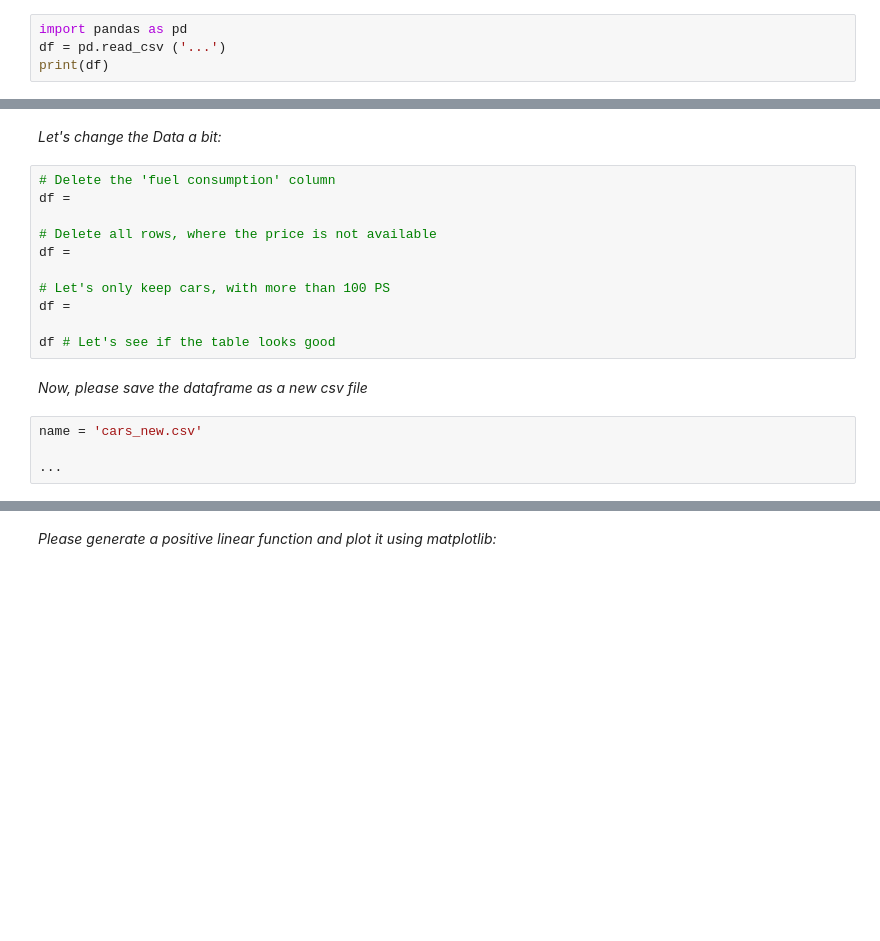
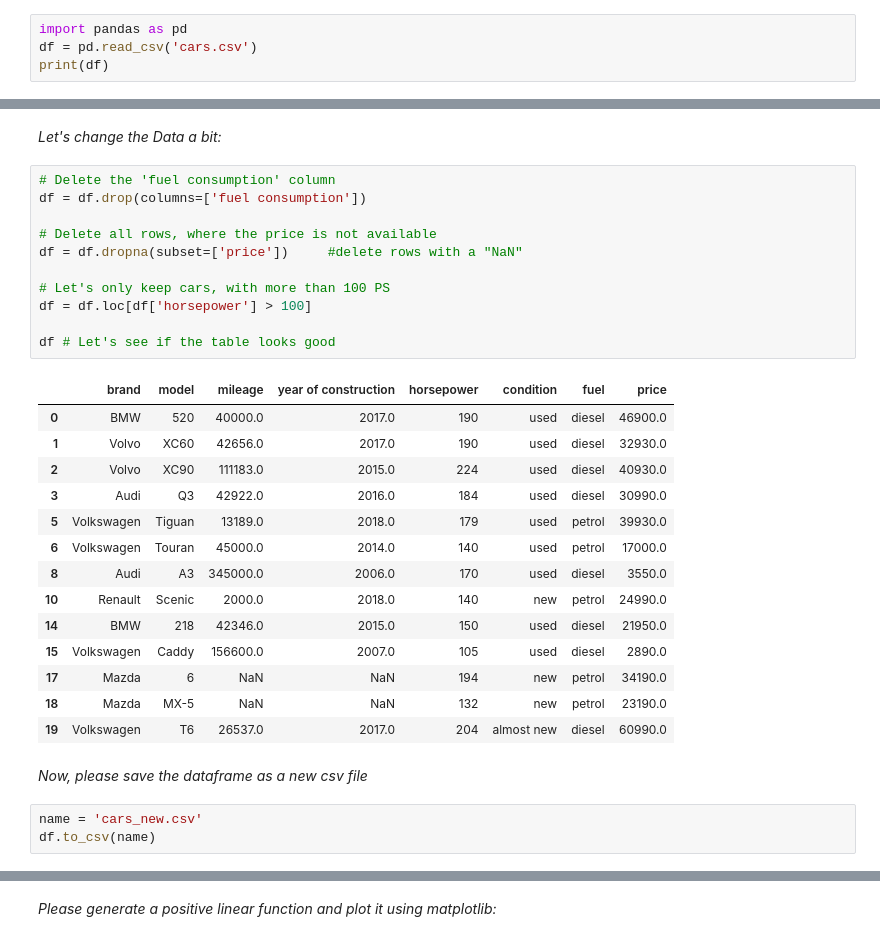
Before and after one commit to AnesCajic/Data-Science-for-Customer-Insight, a Jupyter notebook: Data_Science_for_Customer_Insights_Python_Introduction_Course.ipynb, the cells around one changed output, grey strips where cells are left out. Saved outputs shown, nothing was run; the diff lists cells and outputs as text; blank space fills up the shorter version.

```diff
--- a/Data_Science_for_Customer_Insights_Python_Introduction_Course.ipynb
+++ b/Data_Science_for_Customer_Insights_Python_Introduction_Course.ipynb
@@ -748,5 +748,5 @@ You can read existing tables with pandas, to work with them in Python. The most
 *Please download the following file (https://drive.google.com/file/d/1rabckY6MNXi3kGEDJ2KIXGB1rsmdwbEr/view?usp=sharing), upload it to your Colab environment and change the path to read it:*
 # %%
 import pandas as pd
-df = pd.read_csv ('...')
+df = pd.read_csv('cars.csv')
 print(df)
@@ -754,21 +772,35 @@ print(df)
 *Let's change the Data a bit:*
 # %%
 # Delete the 'fuel consumption' column
-df =
+df = df.drop(columns=['fuel consumption'])
 
 # Delete all rows, where the price is not available
-df =
+df = df.dropna(subset=['price'])     #delete rows with a "NaN"
 
 # Let's only keep cars, with more than 100 PS
-df =
+df = df.loc[df['horsepower'] > 100]
 
 df # Let's see if the table looks good
+# %% [output]
+|  | brand | model | mileage | year of construction | horsepower | condition | fuel | price |
+| 0 | BMW | 520 | 40000.0 | 2017.0 | 190 | used | diesel | 46900.0 |
+| 1 | Volvo | XC60 | 42656.0 | 2017.0 | 190 | used | diesel | 32930.0 |
+| 2 | Volvo | XC90 | 111183.0 | 2015.0 | 224 | used | diesel | 40930.0 |
+| 3 | Audi | Q3 | 42922.0 | 2016.0 | 184 | used | diesel | 30990.0 |
+| 5 | Volkswagen | Tiguan | 13189.0 | 2018.0 | 179 | used | petrol | 39930.0 |
+| 6 | Volkswagen | Touran | 45000.0 | 2014.0 | 140 | used | petrol | 17000.0 |
+| 8 | Audi | A3 | 345000.0 | 2006.0 | 170 | used | diesel | 3550.0 |
+| 10 | Renault | Scenic | 2000.0 | 2018.0 | 140 | new | petrol | 24990.0 |
+| 14 | BMW | 218 | 42346.0 | 2015.0 | 150 | used | diesel | 21950.0 |
+| 15 | Volkswagen | Caddy | 156600.0 | 2007.0 | 105 | used | diesel | 2890.0 |
+| 17 | Mazda | 6 | NaN | NaN | 194 | new | petrol | 34190.0 |
+| 18 | Mazda | MX-5 | NaN | NaN | 132 | new | petrol | 23190.0 |
+| 19 | Volkswagen | T6 | 26537.0 | 2017.0 | 204 | almost new | diesel | 60990.0 |
 # %% [markdown]
 *Now, please save the dataframe as a new csv file*
 # %%
 name = 'cars_new.csv'
-
-...
+df.to_csv(name)
 # %% [markdown]
 **Matplotlib**
 
```
Also changed, not shown: parts of 3 cells of this notebook.
